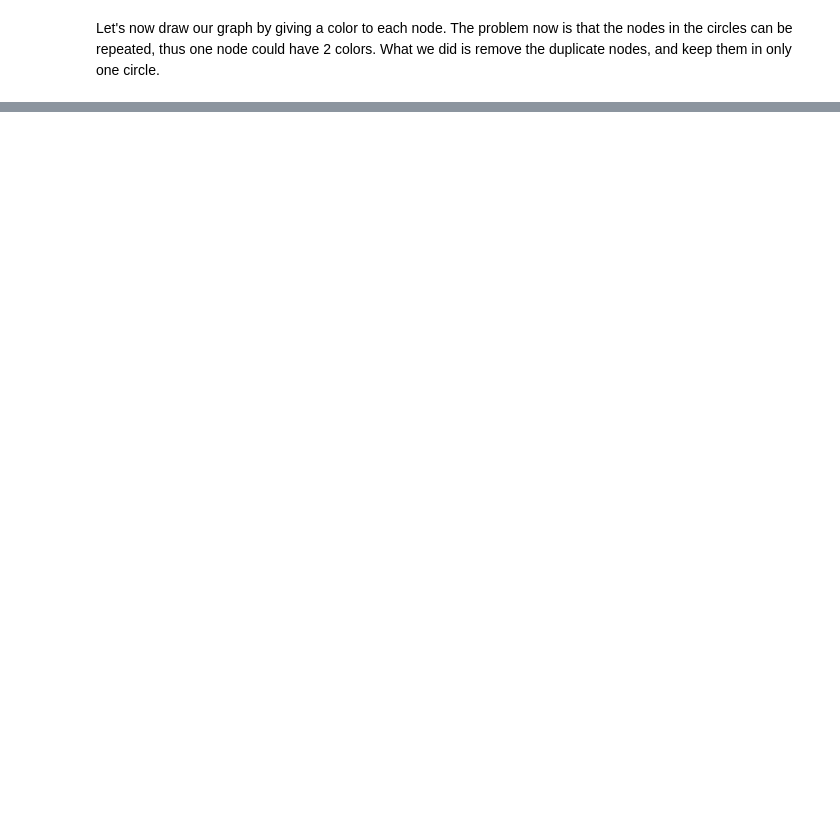
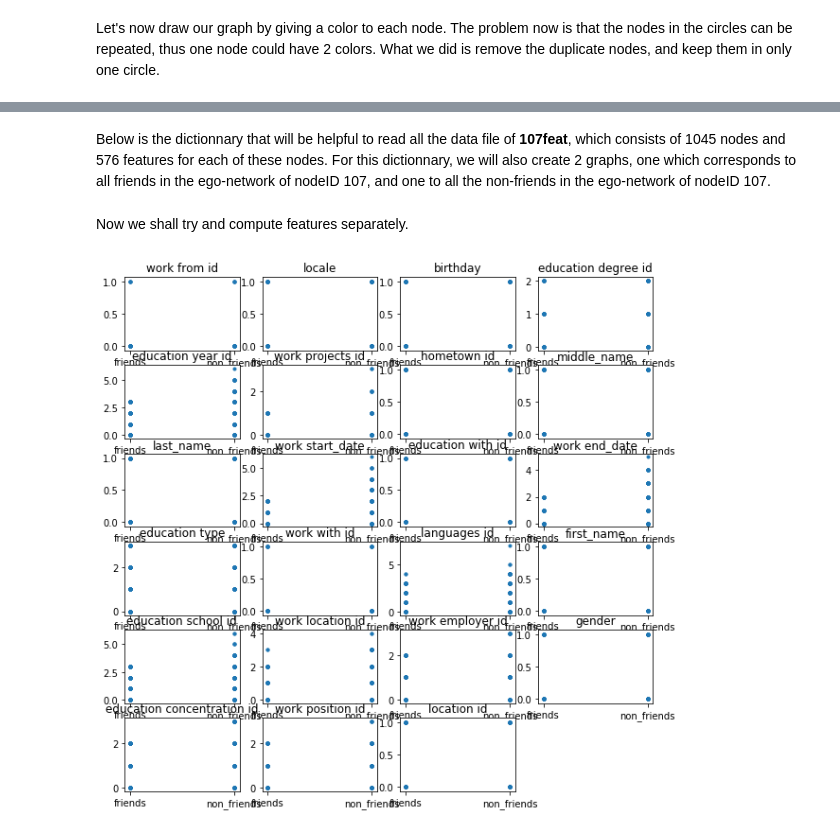
Before and after one commit to GonxheIdrizi/ProjectGraphVizualisation, a Jupyter notebook: Facebook.ipynb, the cells around one changed output, grey strips where cells are left out. Cells and saved outputs as stored; diff of their text form; code cells hidden in the pictures; blank space fills up the shorter version.

```diff
--- a/Facebook.ipynb
+++ b/Facebook.ipynb
@@ -198,0 +287,13 @@ Now that we have a big view of how our SNAP network looks like, let's take these
+# %%
+def list_of_possible_features(file):
+    with open(file, 'r') as file:
+        ls1 = []
+        for line in file:
+            a = re.findall(r"[\w']+", line)
+            b = a[1:-1]
+            b.remove('anonymized')
+            b.remove('feature')
+            ls1.append(b)
+        b_set = set(map(tuple,ls1))
+        list_of_possible_features = list(map(list,b_set))
+        return [" ".join(x) for x in list_of_possible_features]
@@ -258,0 +360,32 @@ draw_cycles(G_cycle)
+# %% [markdown]
+Below is the dictionnary that will be helpful to read all the data file of **107feat**, which consists of 1045 nodes and 576 features for each of these nodes. For this dictionnary, we will also create 2 graphs, one which corresponds to all friends in the ego-network of nodeID 107, and one to all the non-friends in the ego-network of nodeID 107.
+# %%
+# Create dictionnary
+dic1 = read_feat_file(feat107)
+
+#Create corresponding graph
+g_friends = nx.Graph()
+g_non_friends = nx.Graph()
+friends = []
+non_friends = []
+for j in dic1:
+    for k in dic1:
+        if k != j:
+            if g.has_edge(j,k):
+                g_friends.add_edge(j,k)
+                friends.append(np.dot(dic1[j], dic1[k]))
+            else:
+                g_non_friends.add_edge(j,k)
+                non_friends.append(np.dot(dic1[j], dic1[k]))
+# %% [markdown]
+Now we shall try and compute features separately.
+# %%
+fig = plt.figure(figsize=(10,10))
+feature_names = list_of_possible_features(featnames107)
+for i in range(0, len(feature_names)):
+    fig.add_subplot(6,4, i+1)
+    dic_feature = split_by_feature(dic1, "Data/facebook/107.featnames", feature_names[i])
+    plt_feature(dic_feature)
+    plt.title(feature_names[i])
+# %% [output]
+[figure, added]
```
Also changed, not shown: parts of 32 cells of this notebook.
